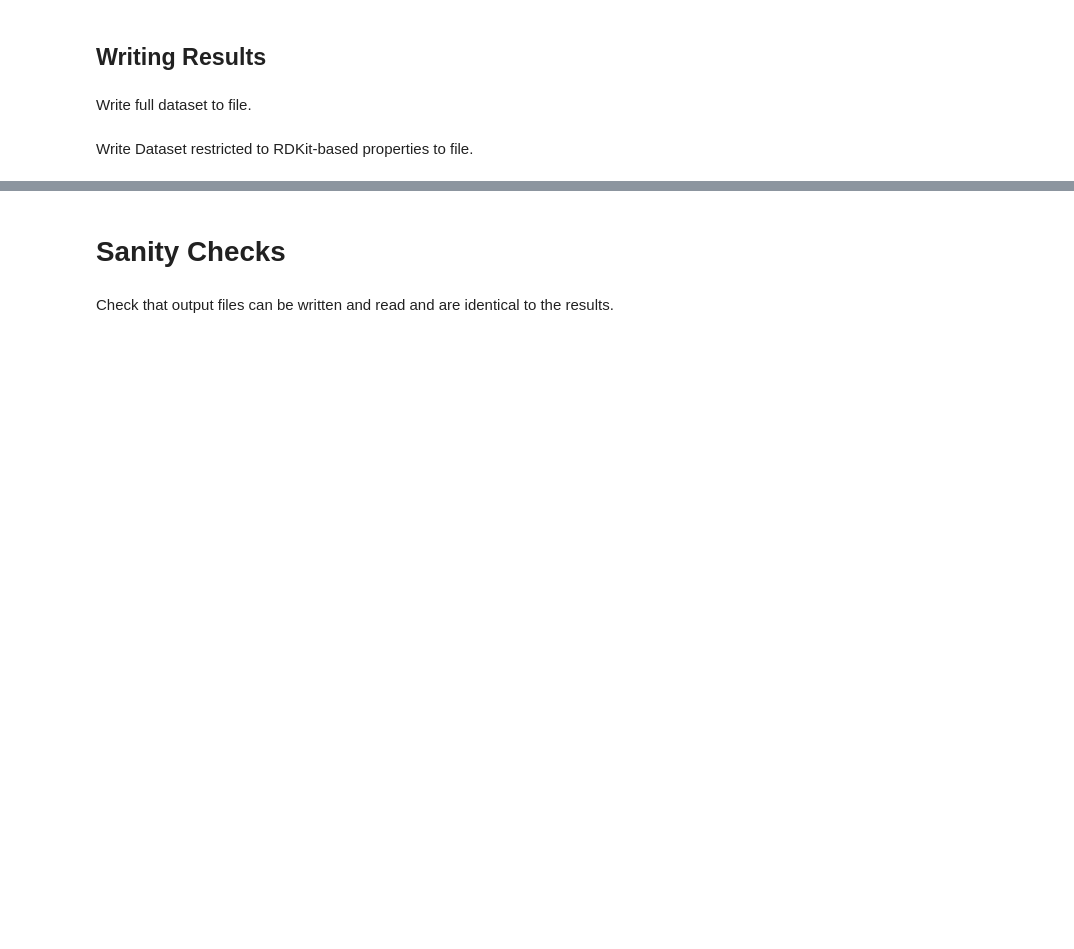
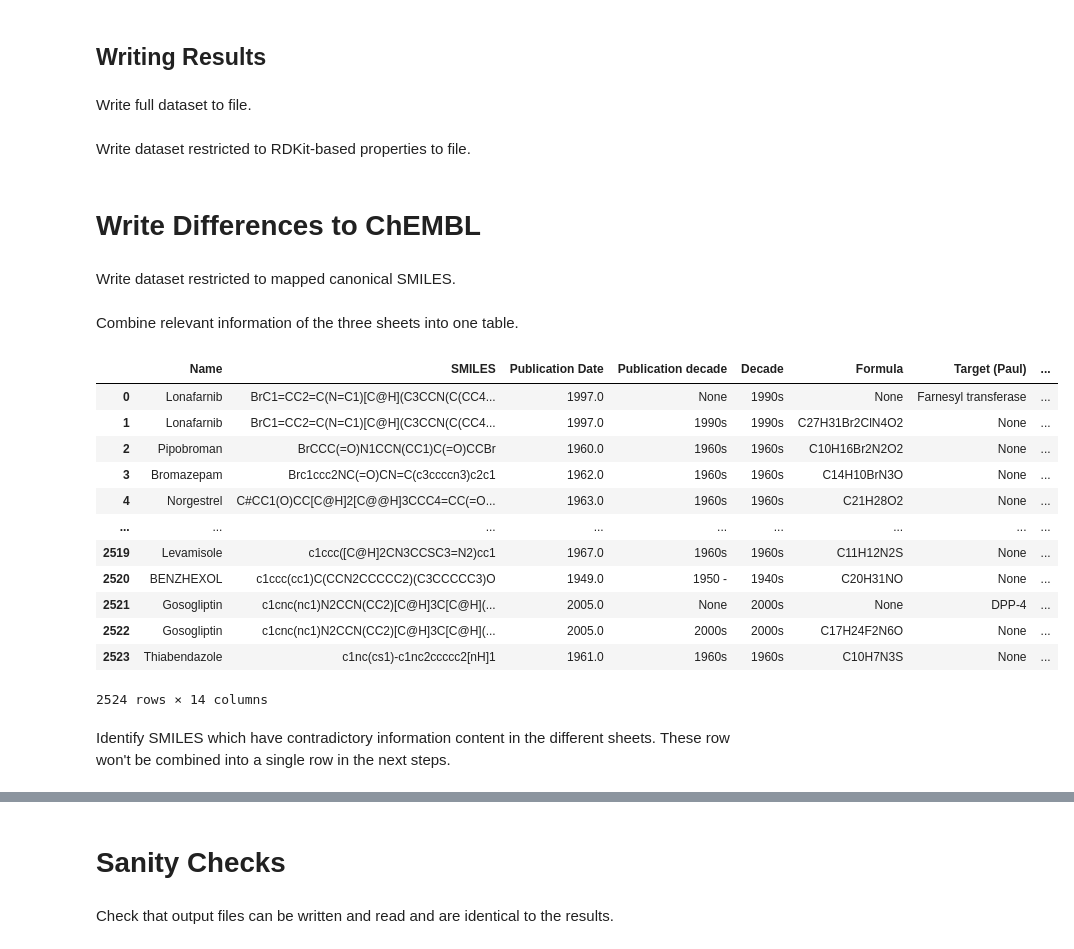
Before and after one commit to chembl/compound_target_pairs_dataset, a Jupyter notebook: Oral_drug_set.ipynb, the cells around one changed output, grey strips where cells are left out. Cells and saved outputs as stored; diff of their text form; code cells hidden in the pictures; blank space fills up the shorter version.

Commit message:
Write missing drugs to file

```diff
--- a/Oral_drug_set.ipynb
+++ b/Oral_drug_set.ipynb
@@ -550,3 +550,3 @@ with pd.ExcelWriter(dataset_all_name,engine='xlsxwriter') as writer:
 # %% [markdown]
-Write Dataset restricted to RDKit-based properties to file.
+Write dataset restricted to RDKit-based properties to file.
 # %%
@@ -565,0 +566,42 @@ with pd.ExcelWriter(dataset_restricted_name) as writer:
+# %% [markdown]
+# Write Differences to ChEMBL
+# %% [markdown]
+Write dataset restricted to mapped canonical SMILES.
+# %% [markdown]
+Combine relevant information of the three sheets into one table.
+# %%
+res0 = results[0][['Name', 'SMILES', 'Publication Date', 'Publication decade', 'Decade', 'Formula',
+                   'rdkit_canonical_smiles', 'chembl_parent_molregno', 'chembl_parent_id', 'chembl_parent_pref_name']]
+res1 = results[1][['Name', 'Target', 'Target class', 'Ref', 'Patent', 'Smiles',
+                   'rdkit_canonical_smiles', 'chembl_parent_molregno', 'chembl_parent_id', 'chembl_parent_pref_name'
+                  ]].rename(columns={'Smiles': 'SMILES', 'Target': 'Target (Paul)', 'Target class': 'Target class (Paul)'})
+res2 = results[2][['Name', 'SMILES', 'Publication Date', 'Decade',
+                   'Target (to be checked)', 'Target class (to be checked)',
+                   'rdkit_canonical_smiles', 'chembl_parent_molregno', 'chembl_parent_id', 'chembl_parent_pref_name'
+                  ]].rename(columns={'Target (to be checked)': 'Target (Paul)', 'Target class (to be checked)': 'Target class (Paul)'})
+
+df_combined = pd.concat([res0, res1, res2], sort=False)
+df_combined = df_combined[['Name', 'SMILES',
+                           'Publication Date', 'Publication decade', 'Decade',
+                           'Formula', 'Target (Paul)', 'Target class (Paul)', 'Ref', 'Patent',
+                           'rdkit_canonical_smiles', 'chembl_parent_molregno',
+                           'chembl_parent_id', 'chembl_parent_pref_name'
+                          ]].drop_duplicates().sort_values(by=['SMILES']).reset_index(drop=True)
+df_combined = df_combined.where(pd.notnull(df_combined), None)
+df_combined
+# %% [output]
+|  | Name | SMILES | Publication Date | Publication decade | Decade | Formula | Target (Paul) | ... |
+| 0 | Lonafarnib | BrC1=CC2=C(N=C1)[C@H](C3CCN(C(CC4... | 1997.0 | None | 1990s | None | Farnesyl transferase | ... |
+| 1 | Lonafarnib | BrC1=CC2=C(N=C1)[C@H](C3CCN(C(CC4... | 1997.0 | 1990s | 1990s | C27H31Br2ClN4O2 | None | ... |
+| 2 | Pipobroman | BrCCC(=O)N1CCN(CC1)C(=O)CCBr | 1960.0 | 1960s | 1960s | C10H16Br2N2O2 | None | ... |
+| 3 | Bromazepam | Brc1ccc2NC(=O)CN=C(c3ccccn3)c2c1 | 1962.0 | 1960s | 1960s | C14H10BrN3O | None | ... |
+| 4 | Norgestrel | C#CC1(O)CC[C@H]2[C@@H]3CCC4=CC(=O... | 1963.0 | 1960s | 1960s | C21H28O2 | None | ... |
+| ... | ... | ... | ... | ... | ... | ... | ... | ... |
+| 2519 | Levamisole | c1ccc([C@H]2CN3CCSC3=N2)cc1 | 1967.0 | 1960s | 1960s | C11H12N2S | None | ... |
+| 2520 | BENZHEXOL | c1ccc(cc1)C(CCN2CCCCC2)(C3CCCCC3)O | 1949.0 | 1950 - | 1940s | C20H31NO | None | ... |
+| 2521 | Gosogliptin | c1cnc(nc1)N2CCN(CC2)[C@H]3C[C@H](... | 2005.0 | None | 2000s | None | DPP-4 | ... |
+| 2522 | Gosogliptin | c1cnc(nc1)N2CCN(CC2)[C@H]3C[C@H](... | 2005.0 | 2000s | 2000s | C17H24F2N6O | None | ... |
+| 2523 | Thiabendazole | c1nc(cs1)-c1nc2ccccc2[nH]1 | 1961.0 | 1960s | 1960s | C10H7N3S | None | ... |
+2524 rows × 14 columns
+# %% [markdown]
+Identify SMILES which have contradictory information content in the different sheets. These row won't be combined into a single row in the next steps.
```
Also changed, not shown: parts of 12 cells of this notebook.
